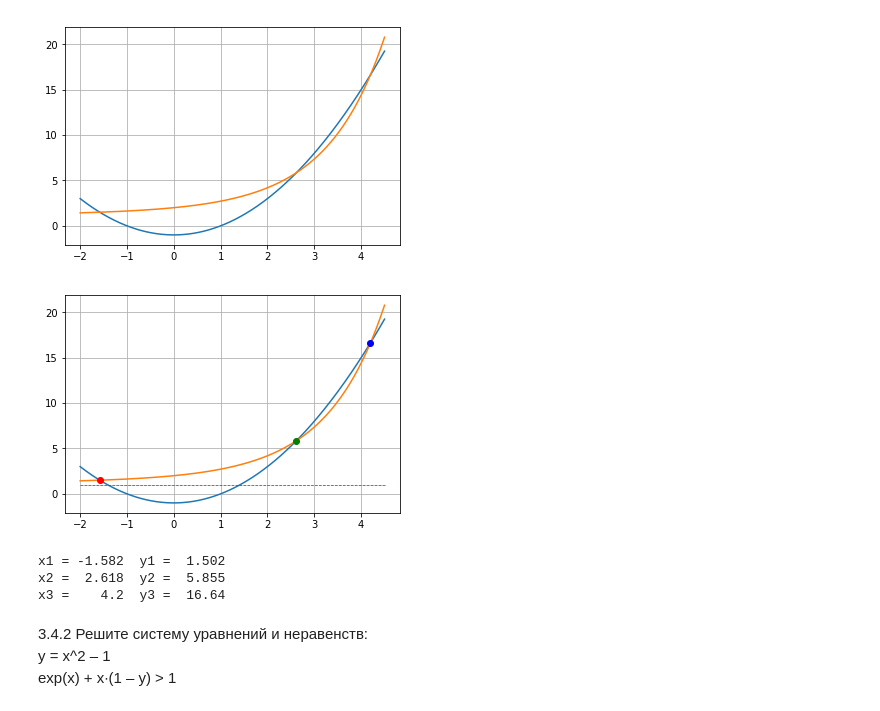
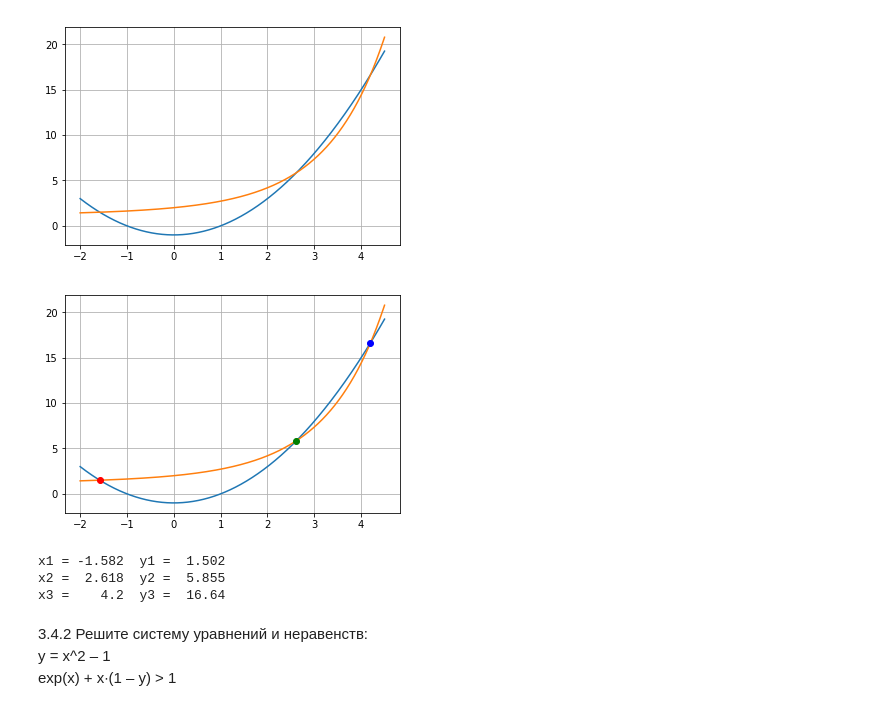
Before and after one commit to zirfuz/math, a Jupyter notebook: lesson_1.ipynb, the cells around one changed output. Saved outputs shown, nothing was run; the diff lists cells and outputs as text; code cells hidden in the pictures.

```diff
--- a/lesson_1.ipynb
+++ b/lesson_1.ipynb
@@ -115,29 +115,28 @@ plt.plot(x, 1 - (1 - np.exp(x))/x);
 # %%
 from scipy.optimize import fsolve
 
 def equations(p):
     x, y = p
     return (x*x - y - 1, np.exp(x) + x * (1 - y) - 1)
 
 x1, y1 = fsolve(equations, (-2, 5))
 x2, y2 = fsolve(equations, (2, 5))
 x3, y3 = fsolve(equations, (4, 15))
 
 plt.grid(True)
 plt.plot(x, x*x - 1)
 plt.plot(x, 1 - (1 - np.exp(x))/x);
-plt.plot([-2, 4.5], [1, 1], color='red', linewidth=0.75, linestyle='--')
 
 plt.scatter(x1, y1, color='red', zorder=3)
 plt.scatter(x2, y2, color='green', zorder=3)
 plt.scatter(x3, y3, color='blue', zorder=3)
 plt.show()
 
 print(f'x1 = {x1:6.4}  y1 = {y1:6.4}')
 print(f'x2 = {x2:6.4}  y2 = {y2:6.4}')
 print(f'x3 = {x3:6.4}  y3 = {y3:6.4}')
 # %% [output]
-[figure, old version]
+[figure, new version]
 x1 = -1.582  y1 =  1.502
 x2 =  2.618  y2 =  5.855
 x3 =    4.2  y3 =  16.64
```
